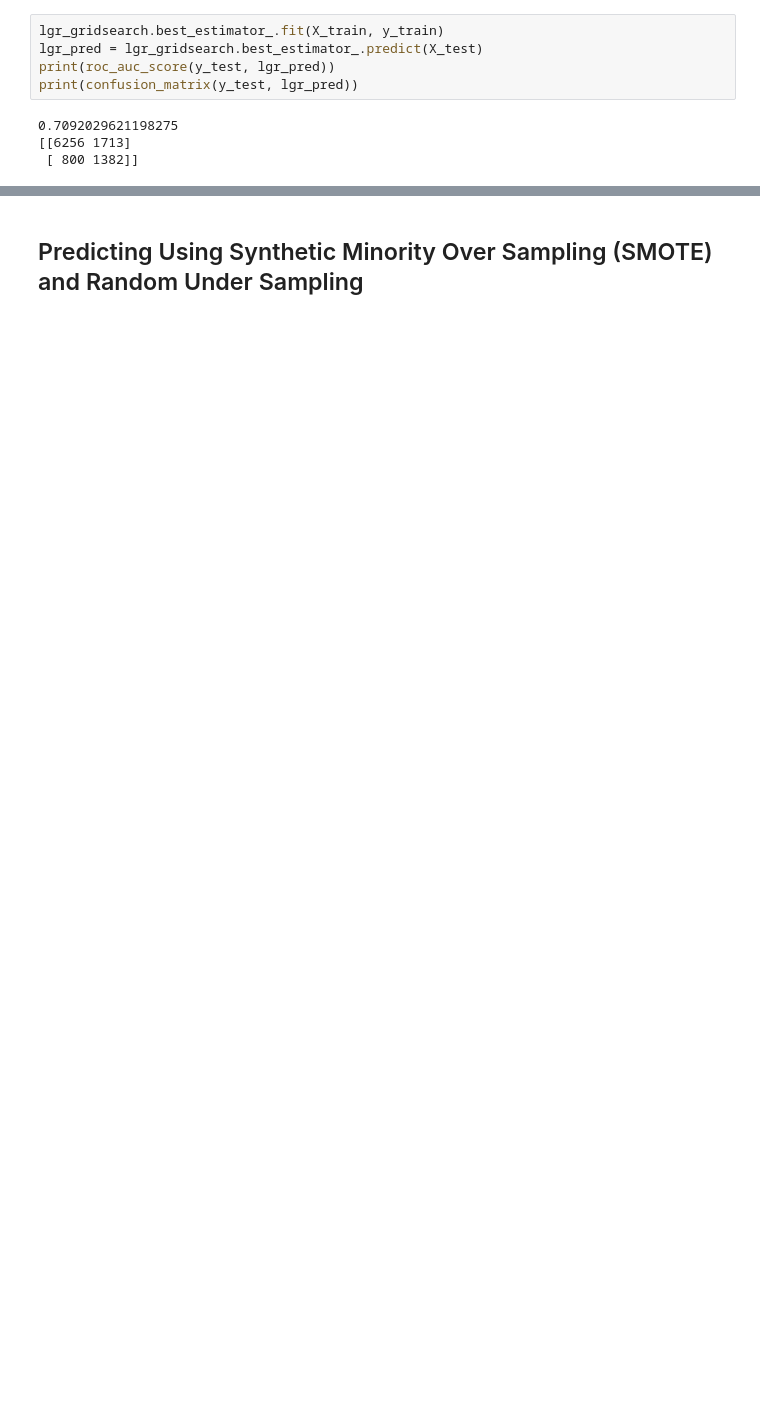
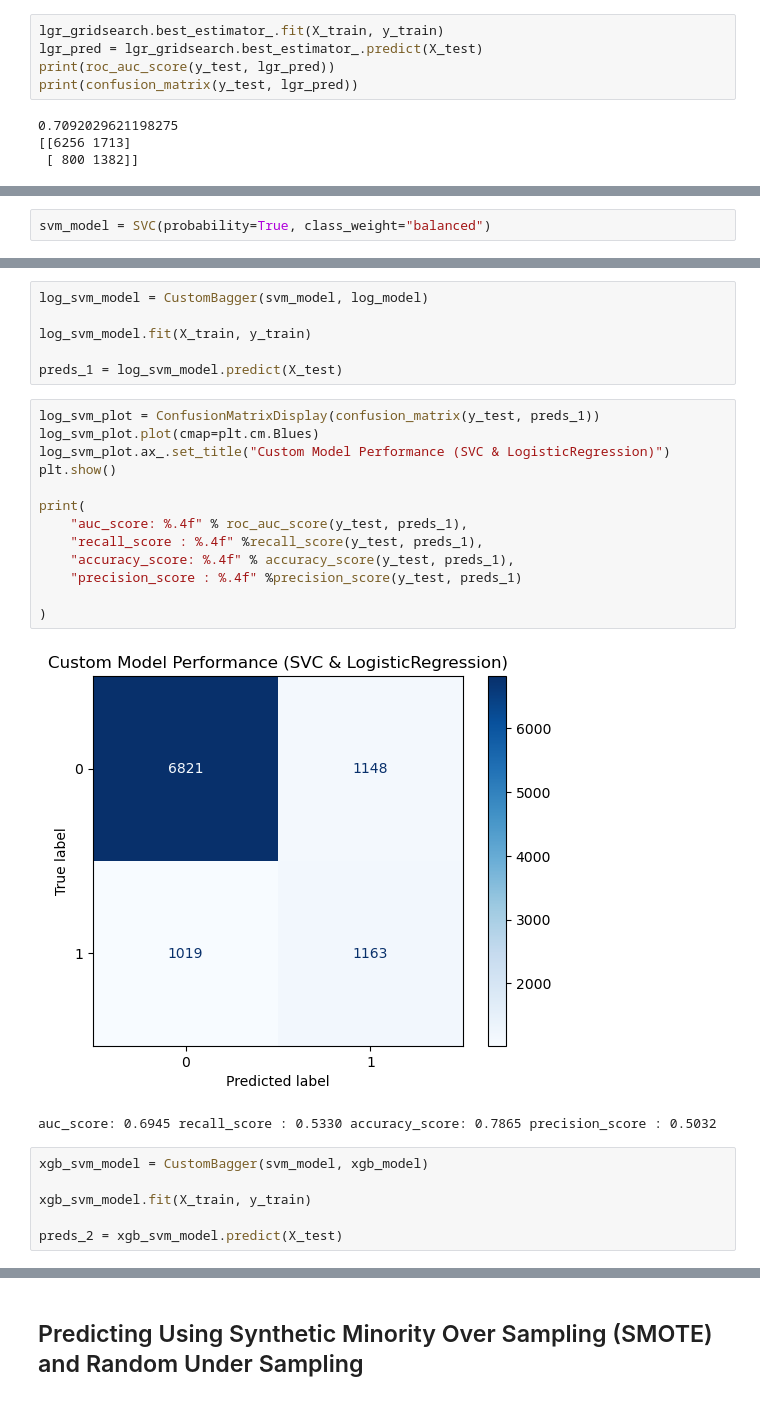
Before and after one commit to yickysan/Predicting-School-Bullying, a Jupyter notebook: notebook/model_training.ipynb, the cells around one changed output, grey strips where cells are left out. Saved outputs shown, nothing was run; the diff lists cells and outputs as text; blank space fills up the shorter version.

```diff
--- a/notebook/model_training.ipynb
+++ b/notebook/model_training.ipynb
@@ -406,4 +435,6 @@ class CustomBagger:
         predictions = predictions.apply(lambda x: 1 if x > 0.5 else 0).values # predicts 1 for probability greater than 0.55
 
         return predictions
+# %%
+svm_model = SVC(probability=True, class_weight="balanced")
 # %%
@@ -429,0 +462,28 @@ auc_score: 0.7130
+# %%
+log_svm_model = CustomBagger(svm_model, log_model)
+
+log_svm_model.fit(X_train, y_train)
+
+preds_1 = log_svm_model.predict(X_test)
+# %%
+log_svm_plot = ConfusionMatrixDisplay(confusion_matrix(y_test, preds_1))
+log_svm_plot.plot(cmap=plt.cm.Blues)
+log_svm_plot.ax_.set_title("Custom Model Performance (SVC & LogisticRegression)")
+plt.show()
+
+print(
+    "auc_score: %.4f" % roc_auc_score(y_test, preds_1),
+    "recall_score : %.4f" %recall_score(y_test, preds_1),
+    "accuracy_score: %.4f" % accuracy_score(y_test, preds_1),
+    "precision_score : %.4f" %precision_score(y_test, preds_1)
+
+)
+# %% [output]
+[figure, added]
+auc_score: 0.6945 recall_score : 0.5330 accuracy_score: 0.7865 precision_score : 0.5032
+# %%
+xgb_svm_model = CustomBagger(svm_model, xgb_model)
+
+xgb_svm_model.fit(X_train, y_train)
+
+preds_2 = xgb_svm_model.predict(X_test)
```
Also changed, not shown: parts of 44 cells of this notebook, 5 other files.
